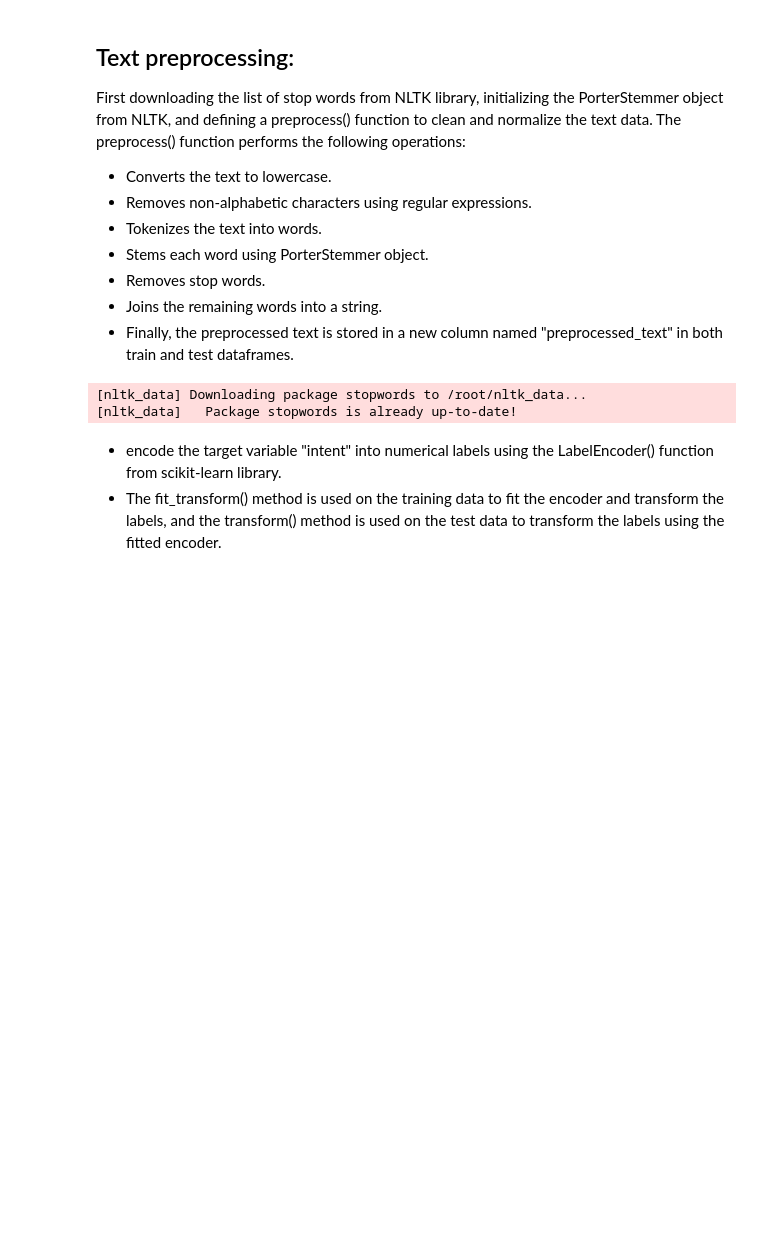
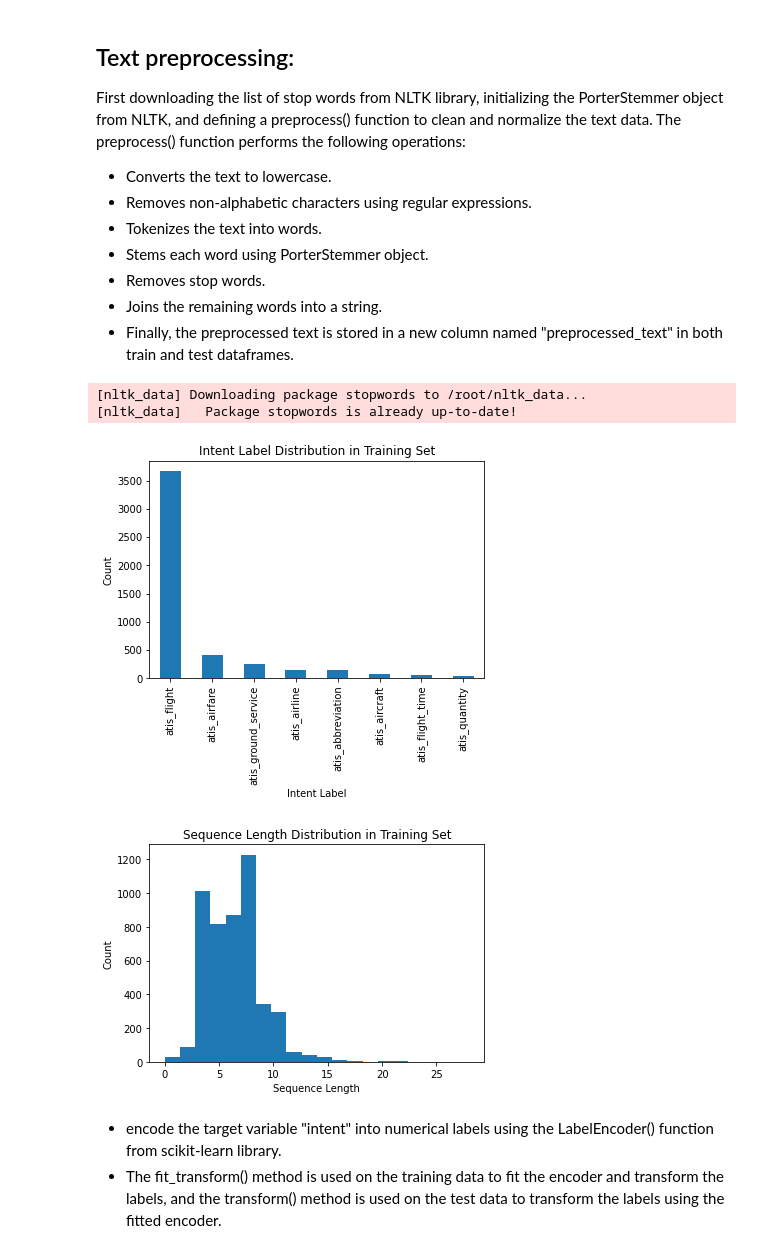
Before and after one commit to PrithvirajKhelkar/intent-classification-shallow-ml, a Jupyter notebook: intent_classification_shallow_ml.ipynb, the cells around one changed output. Drawn from its saved outputs; the diff is of its cells as text; code cells hidden in the pictures; blank space fills up the shorter version.

```diff
--- a/intent_classification_shallow_ml.ipynb
+++ b/intent_classification_shallow_ml.ipynb
@@ -51,6 +53,24 @@ test_df['preprocessed_text'] = test_df['query'].apply(preprocess)
 # %% [output]
 [nltk_data] Downloading package stopwords to /root/nltk_data...
 [nltk_data]   Package stopwords is already up-to-date!
+# %%
+# Bar chart of intent label distribution
+train_df['intent'].value_counts().plot(kind='bar')
+plt.title('Intent Label Distribution in Training Set')
+plt.xlabel('Intent Label')
+plt.ylabel('Count')
+plt.show()
+
+# Histogram of sequence length distribution
+sequence_lengths = [len(seq) for seq in X_train_seq]
+plt.hist(sequence_lengths, bins=20)
+plt.title('Sequence Length Distribution in Training Set')
+plt.xlabel('Sequence Length')
+plt.ylabel('Count')
+plt.show()
+# %% [output]
+[figure, added]
+[figure, added]
 # %% [markdown]
 * encode the target variable "intent" into numerical labels using the LabelEncoder() function from scikit-learn library.
 * The fit_transform() method is used on the training data to fit the encoder and transform the labels, and the transform() method is used on the test data to transform the labels using the fitted encoder.
```
Also changed, not shown: parts of 12 cells of this notebook.
